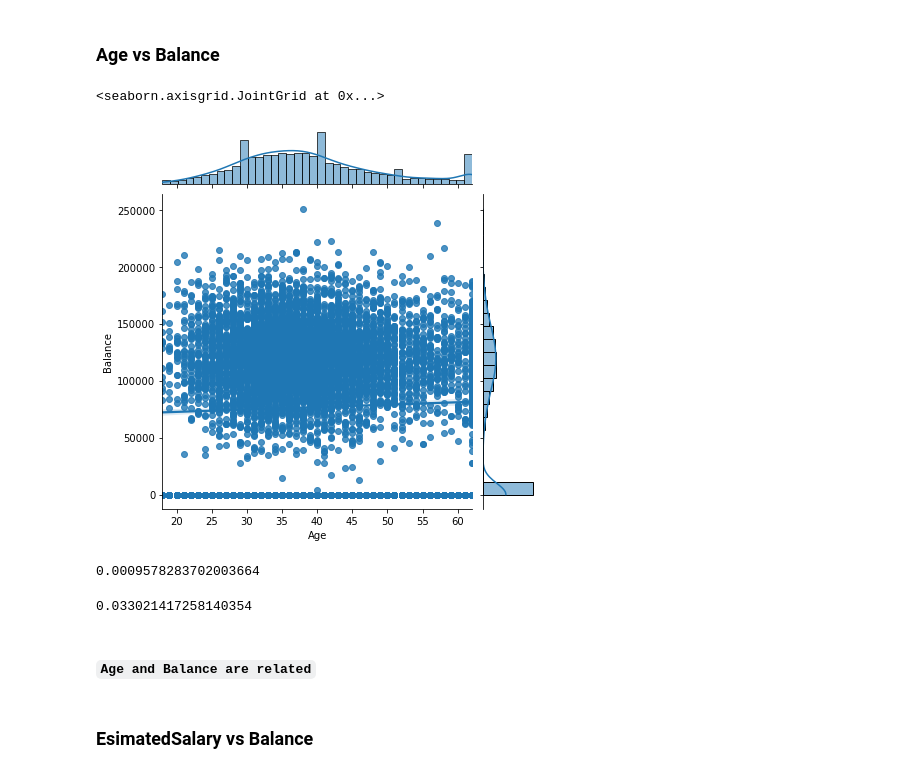
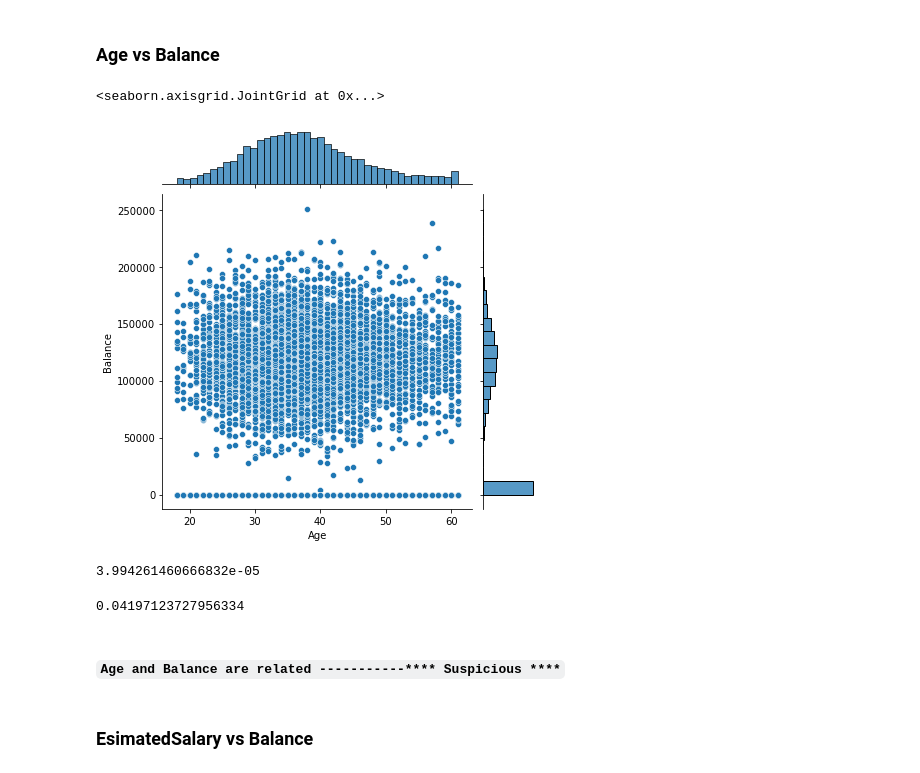
Before and after one commit to manujjoshi/Assignments, a Jupyter notebook: Churn_Modeling_Assignment.ipynb, the cells around one changed output. Cells and saved outputs as stored; diff of their text form; code cells hidden in the pictures.

```diff
--- a/Churn_Modeling_Assignment.ipynb
+++ b/Churn_Modeling_Assignment.ipynb
@@ -228,3 +234,11 @@ min        350.000000
 75%        718.000000
 max        850.000000
 Name: CreditScore, dtype: float64
+# %%
+q1=np.percentile(data['CreditScore'],25)
+q3=np.percentile(data['CreditScore'],75)
+IQR=q3-q1
+good_value=1.5 * IQR
+lower_bound=q1-good_value
+upper_bound=q3+good_value
+print(f'Lower Bound:{lower_bound} and Upper Bound:{upper_bound}')
@@ -230,0 +247,4 @@ Name: CreditScore, dtype: float64
+# %%
+# CODE HERE
+data = data[data['CreditScore'] > lower_bound]   # remove outliers
+data
@@ -274,3 +308,3 @@ Upper Bound: 62.0
 # %%
-data.loc[data.Age > upper_bound, 'Age'] = upper_bound
+# data.loc[data.Age > upper_bound, 'Age'] = upper_bound
 # %%
@@ -284,0 +312,4 @@ sns.boxplot(data['Age'])
+# %%
+# CODE HERE
+data = data[data['Age'] <  upper_bound]   # remove outliers
+data
@@ -471,10 +521,10 @@ p_value    # accept null hypothesis
 # %% [markdown]
 ###  Age vs Balance
 # %%
-sns.jointplot('Age','Balance',data=data,kind='reg')
+sns.jointplot('Age','Balance',data=data)
 # %% [output]
 <seaborn.axisgrid.JointGrid at 0x...>
-[figure, old version]
+[figure, new version]
 # %%
 from scipy.stats import pearsonr
 
@@ -482,13 +532,13 @@ correlation, p_value = pearsonr(data['Age'],data['Balance'])
 # %%
 p_value   # reject null hypothesis
 # %% [output]
-0.0009578283702003664
+3.994261460666832e-05
 # %%
 correlation   # weak association
 # %% [output]
-0.033021417258140354
+0.04197123727956334
 # %% [markdown]
-#### `Age and Balance are related`
+#### `Age and Balance are related -----------**** Suspicious ****`
 # %% [markdown]
 ###  EsimatedSalary vs Balance
 # %%
```
Also changed, not shown: parts of 75 cells of this notebook, 1 other file.
